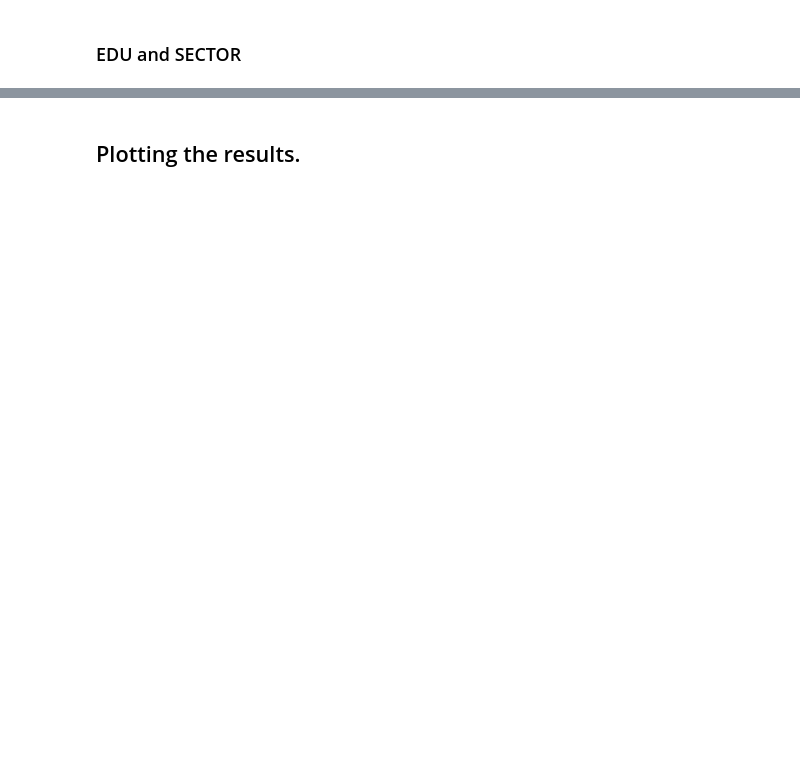
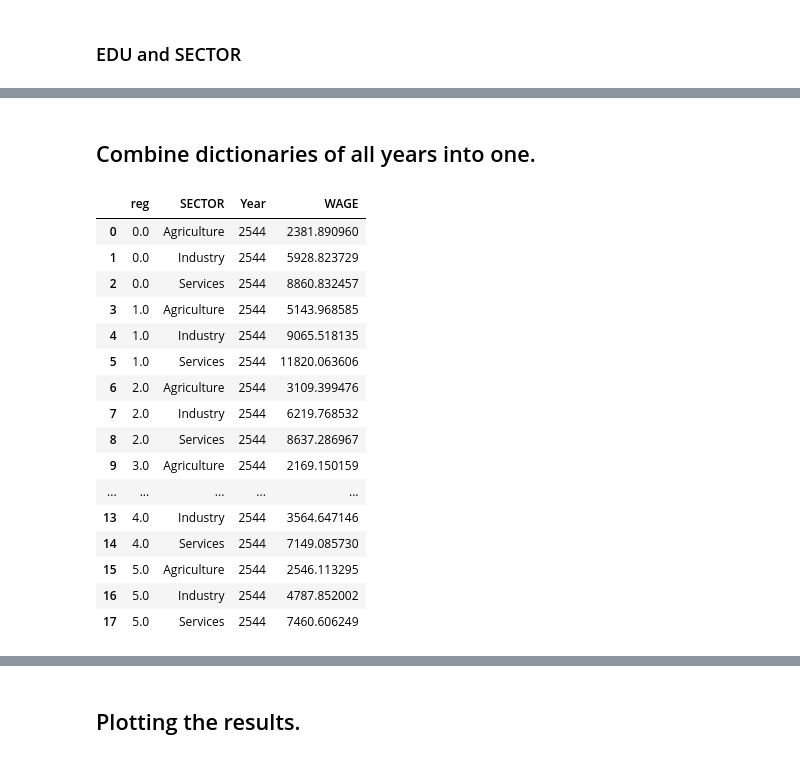
Before and after one commit to PhakphumJ/Thesis_code, a Jupyter notebook: LFS_code.ipynb, the cells around one changed output, grey strips where cells are left out. Cells and saved outputs as stored; diff of their text form; code cells hidden in the pictures; blank space fills up the shorter version.

```diff
--- a/LFS_code.ipynb
+++ b/LFS_code.ipynb
@@ -1238,0 +1357,2 @@ All_YEAR_WAGE_SEC_annual = {**LFS44to55_WAGE_SEC}
+# %% [markdown]
+## Combine dictionaries of all years into one.
@@ -1238,0 +1367,20 @@ All_YEAR_WAGE_SEC_annual = {**LFS44to55_WAGE_SEC}
+# %%
+LFS44to65_WAGE_SEC_annual["2544"]
+# %% [output]
+|  | reg | SECTOR | Year | WAGE |
+| 0 | 0.0 | Agriculture | 2544 | 2381.890960 |
+| 1 | 0.0 | Industry | 2544 | 5928.823729 |
+| 2 | 0.0 | Services | 2544 | 8860.832457 |
+| 3 | 1.0 | Agriculture | 2544 | 5143.968585 |
+| 4 | 1.0 | Industry | 2544 | 9065.518135 |
+| 5 | 1.0 | Services | 2544 | 11820.063606 |
+| 6 | 2.0 | Agriculture | 2544 | 3109.399476 |
+| 7 | 2.0 | Industry | 2544 | 6219.768532 |
+| 8 | 2.0 | Services | 2544 | 8637.286967 |
+| 9 | 3.0 | Agriculture | 2544 | 2169.150159 |
+| ... | ... | ... | ... | ... |
+| 13 | 4.0 | Industry | 2544 | 3564.647146 |
+| 14 | 4.0 | Services | 2544 | 7149.085730 |
+| 15 | 5.0 | Agriculture | 2544 | 2546.113295 |
+| 16 | 5.0 | Industry | 2544 | 4787.852002 |
+| 17 | 5.0 | Services | 2544 | 7460.606249 |
```
Also changed, not shown: parts of 24 cells of this notebook.
